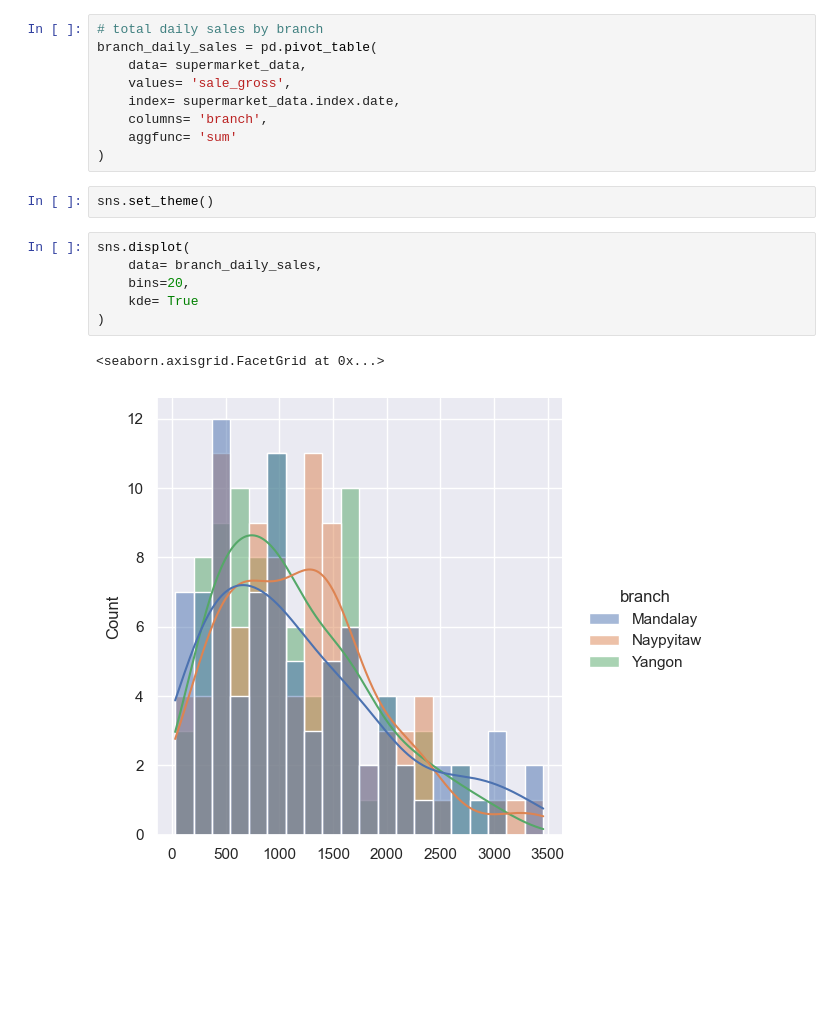
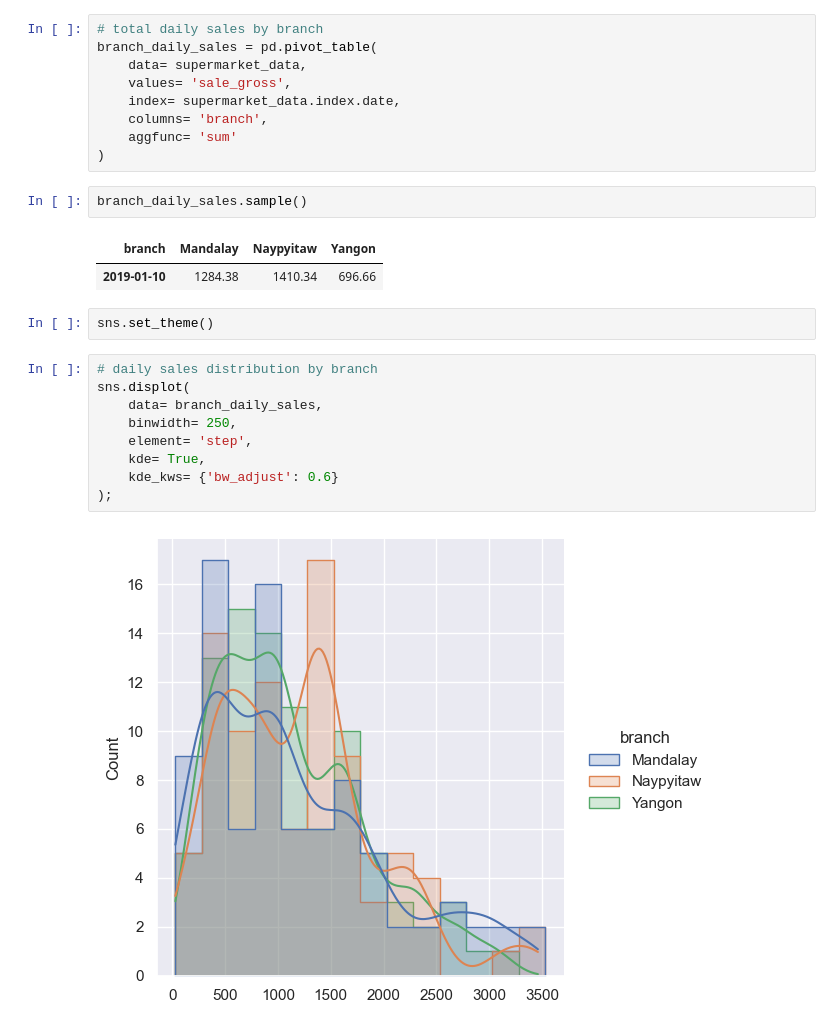
Before and after one commit to zdravoj/data-science-foundations, a Jupyter notebook: Supermarket_Sales/Supermarket_sales_analysis.ipynb, the cells around one changed output. Drawn from its saved outputs; the diff is of its cells as text; blank space fills up the shorter version.

Commit message:
completed basic visualizations

```diff
--- a/Supermarket_Sales/Supermarket_sales_analysis.ipynb
+++ b/Supermarket_Sales/Supermarket_sales_analysis.ipynb
@@ -165,14 +165,21 @@ branch_daily_sales = pd.pivot_table(
     columns= 'branch',
     aggfunc= 'sum'
 )
+# %%
+branch_daily_sales.sample()
+# %% [output]
+| branch | Mandalay | Naypyitaw | Yangon |
+| 2019-01-10 | 1284.38 | 1410.34 | 696.66 |
 # %%
 sns.set_theme()
-# %%
-sns.displot(
-    data= branch_daily_sales,
-    bins=20,
-    kde= True
-)
-# %% [output]
-<seaborn.axisgrid.FacetGrid at 0x...>
-[figure, removed]
+# %%
+# daily sales distribution by branch
+sns.displot(
+    data= branch_daily_sales,
+    binwidth= 250,
+    element= 'step',
+    kde= True,
+    kde_kws= {'bw_adjust': 0.6}
+);
+# %% [output]
+[figure, added]
```
Also changed, not shown: parts of 8 cells of this notebook.
